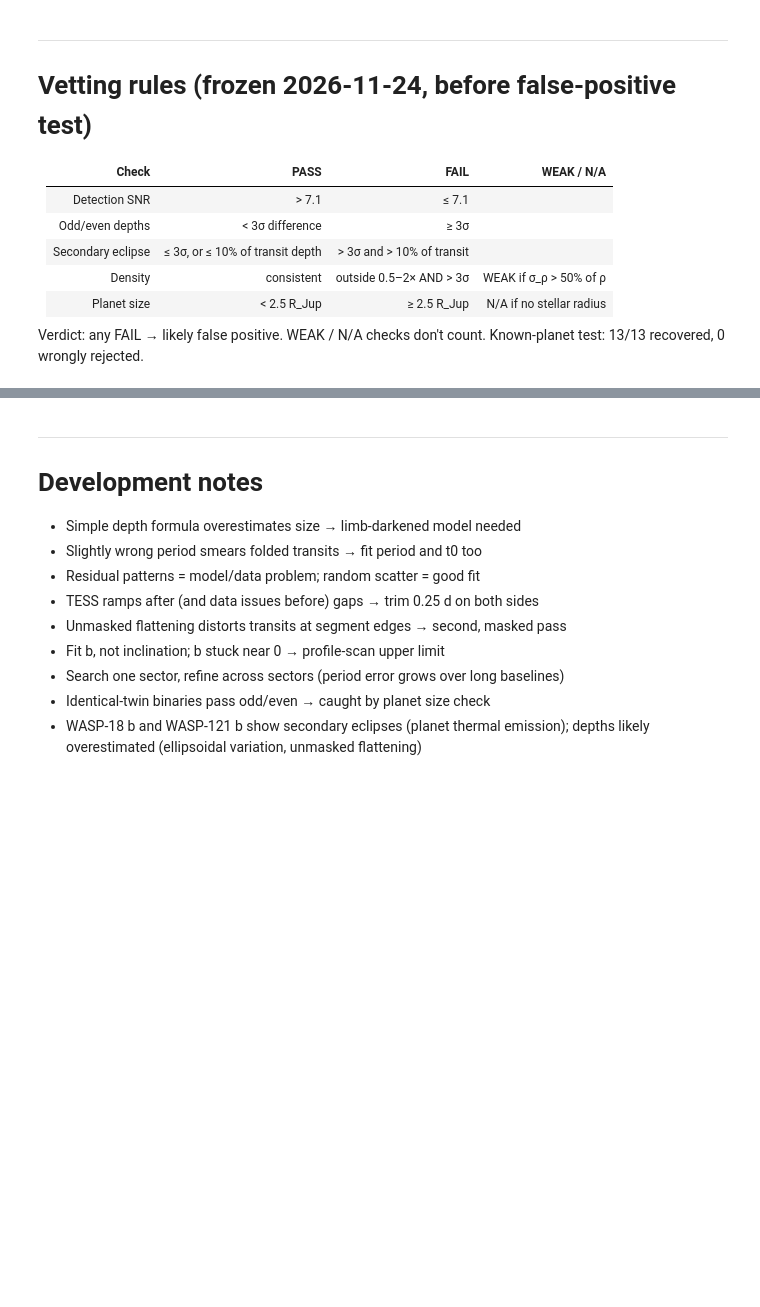
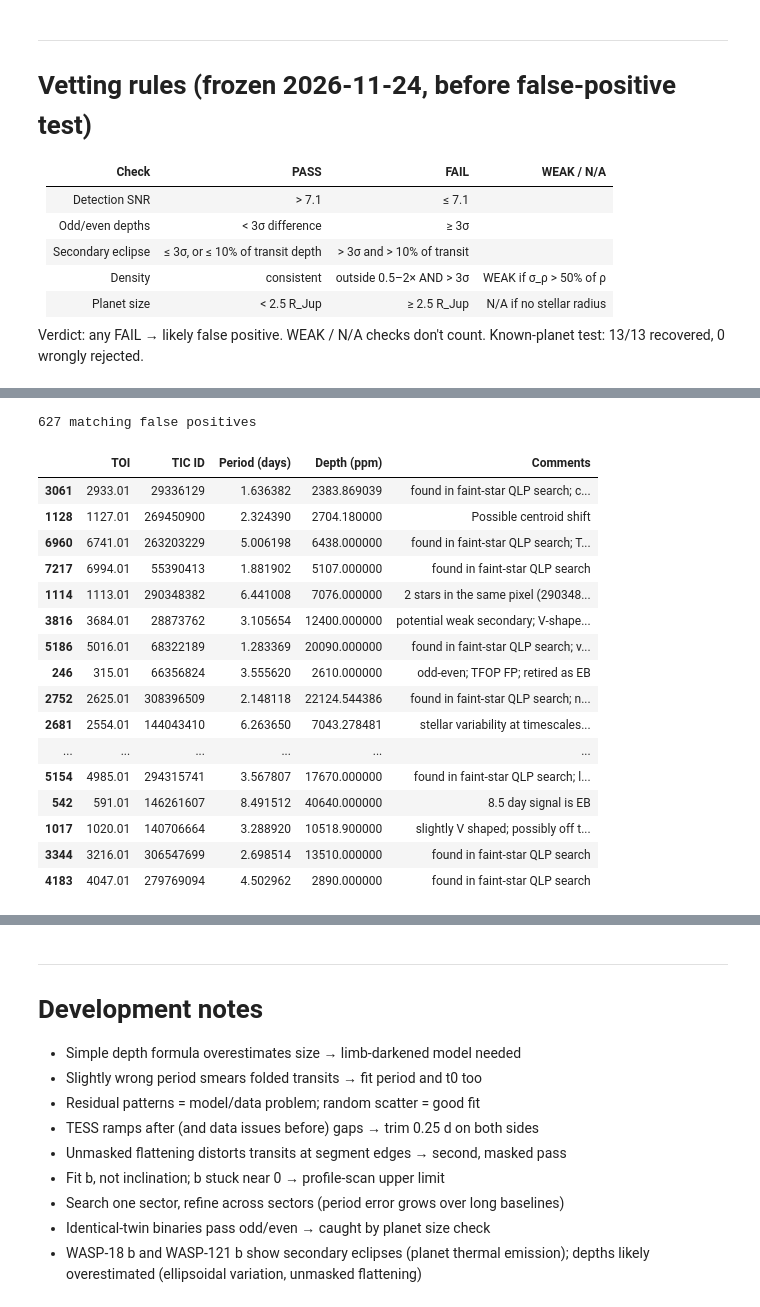
Before and after one commit to JulienRequa/exoplanet-search, a Jupyter notebook: pipeline.ipynb, the cells around one changed output, grey strips where cells are left out. Cells and saved outputs as stored; diff of their text form; code cells hidden in the pictures; blank space fills up the shorter version.

```diff
--- a/pipeline.ipynb
+++ b/pipeline.ipynb
@@ -577,0 +602,28 @@ Known-planet test: 13/13 recovered, 0 wrongly rejected.
+# %%
+fp = toi[(toi["TFOPWG Disposition"] == "FP")
+         & toi["Period (days)"].between(0.5, 10)       # periods our search covers
+         & (toi["Depth (ppm)"] > 2000)]                # deep, like the planets we tested
+print(len(fp), "matching false positives")
+
+sample = fp.sample(20, random_state=1)                 # random, but repeatable
+FP_TARGETS = {f"TIC {int(r['TIC ID'])}": r["Period (days)"] for _, r in sample.iterrows()}
+sample[["TOI", "TIC ID", "Period (days)", "Depth (ppm)", "Comments"]]
+# %% [output]
+627 matching false positives
+|  | TOI | TIC ID | Period (days) | Depth (ppm) | Comments |
+| 3061 | 2933.01 | 29336129 | 1.636382 | 2383.869039 | found in faint-star QLP search; c... |
+| 1128 | 1127.01 | 269450900 | 2.324390 | 2704.180000 | Possible centroid shift |
+| 6960 | 6741.01 | 263203229 | 5.006198 | 6438.000000 | found in faint-star QLP search; T... |
+| 7217 | 6994.01 | 55390413 | 1.881902 | 5107.000000 | found in faint-star QLP search |
+| 1114 | 1113.01 | 290348382 | 6.441008 | 7076.000000 | 2 stars in the same pixel (290348... |
+| 3816 | 3684.01 | 28873762 | 3.105654 | 12400.000000 | potential weak secondary; V-shape... |
+| 5186 | 5016.01 | 68322189 | 1.283369 | 20090.000000 | found in faint-star QLP search; v... |
+| 246 | 315.01 | 66356824 | 3.555620 | 2610.000000 | odd-even; TFOP FP; retired as EB |
+| 2752 | 2625.01 | 308396509 | 2.148118 | 22124.544386 | found in faint-star QLP search; n... |
+| 2681 | 2554.01 | 144043410 | 6.263650 | 7043.278481 | stellar variability at timescales... |
+| ... | ... | ... | ... | ... | ... |
+| 5154 | 4985.01 | 294315741 | 3.567807 | 17670.000000 | found in faint-star QLP search; l... |
+| 542 | 591.01 | 146261607 | 8.491512 | 40640.000000 | 8.5 day signal is EB |
+| 1017 | 1020.01 | 140706664 | 3.288920 | 10518.900000 | slightly V shaped; possibly off t... |
+| 3344 | 3216.01 | 306547699 | 2.698514 | 13510.000000 | found in faint-star QLP search |
+| 4183 | 4047.01 | 279769094 | 4.502962 | 2890.000000 | found in faint-star QLP search |
```
Also changed, not shown: parts of 7 cells of this notebook.
